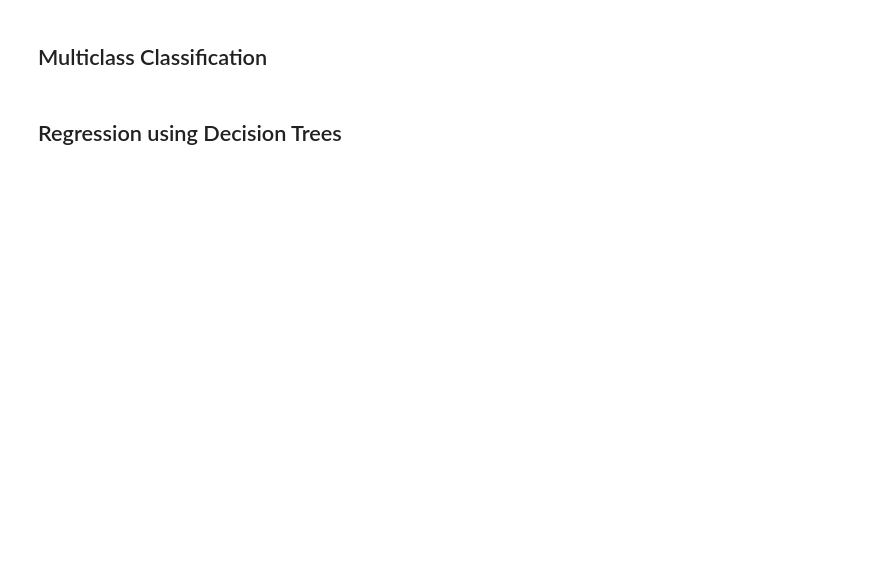
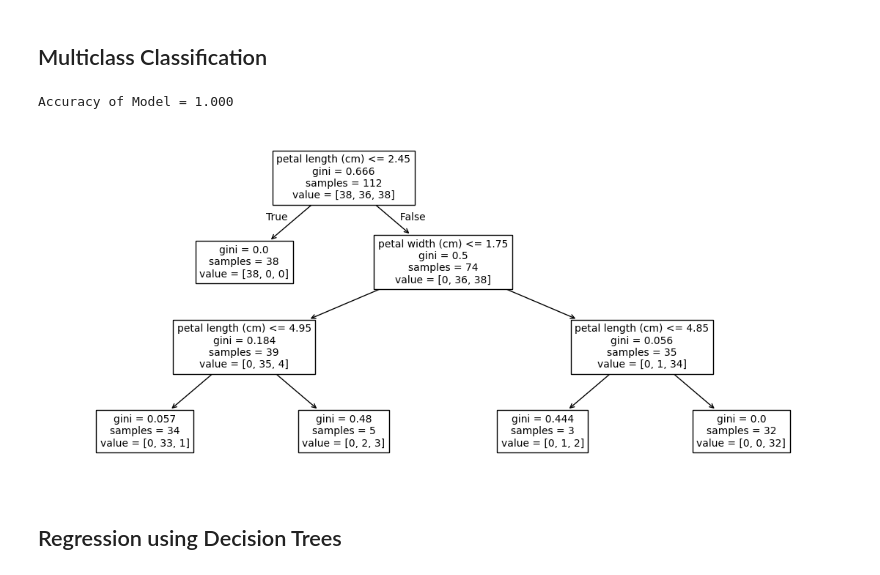
Before and after one commit to antheaxw/1-DAC-Curriculum, a Jupyter notebook: DAC-006_Machine_Learning/DAC-006-Intro_to_ML_Session_2_Student.ipynb, the cells around one changed output. Drawn from its saved outputs; the diff is of its cells as text; code cells hidden in the pictures; blank space fills up the shorter version.

```diff
--- a/DAC-006_Machine_Learning/DAC-006-Intro_to_ML_Session_2_Student.ipynb
+++ b/DAC-006_Machine_Learning/DAC-006-Intro_to_ML_Session_2_Student.ipynb
@@ -369,30 +414,33 @@ where $R(T)$ is the misclassification rate of a tree T, $\alpha$ the regularizat
 ## Multiclass Classification
 # %%
 # Load in our dataset
-# iris = load_iris(as_frame=True)
-# x = iris.data
-# y = iris.target
+iris = load_iris(as_frame=True)
+x = iris.data
+y = iris.target
 
-# # Generate training and test data
-# x_train, x_test, y_train, y_test = train_test_split(x, y)
+# Generate training and test data
+x_train, x_test, y_train, y_test = train_test_split(x, y)
 # %%
 # Initialize the DecisionTreeClassifier
-# model = DecisionTreeClassifier(max_depth=3)
-# model.fit(x_train, y_train)
+model = DecisionTreeClassifier(max_depth=3)
+model.fit(x_train, y_train)
 
-# # Estimate the class of validation date.
-# y_pred = model.predict(x_test)
+# Estimate the class of validation date.
+y_pred = model.predict(x_test)
 
-# # Measure the accuracy for validation data
-# accuracy = (y_test == y_pred).mean()
-# print('Accuracy of Model = {:.3f}'.format(accuracy))
+# Measure the accuracy for validation data
+accuracy = (y_test == y_pred).mean()
+print('Accuracy of Model = {:.3f}'.format(accuracy))
 
-# # Visualize the tree
-# # plt.figure(figsize=(20,10))
-# feat_names = x.columns.tolist()
-# plt.figure(figsize=(14,6))
-# tree.plot_tree(model, feature_names = feat_names, fontsize=10)
-# plt.show()
+# Visualize the tree
+# plt.figure(figsize=(20,10))
+feat_names = x.columns.tolist()
+plt.figure(figsize=(14,6))
+tree.plot_tree(model, feature_names = feat_names, fontsize=10)
+plt.show()
+# %% [output]
+Accuracy of Model = 1.000
+[figure, added]
 # %% [markdown]
 ## Regression using Decision Trees
 # %%
```
Also changed, not shown: parts of 13 cells of this notebook.
